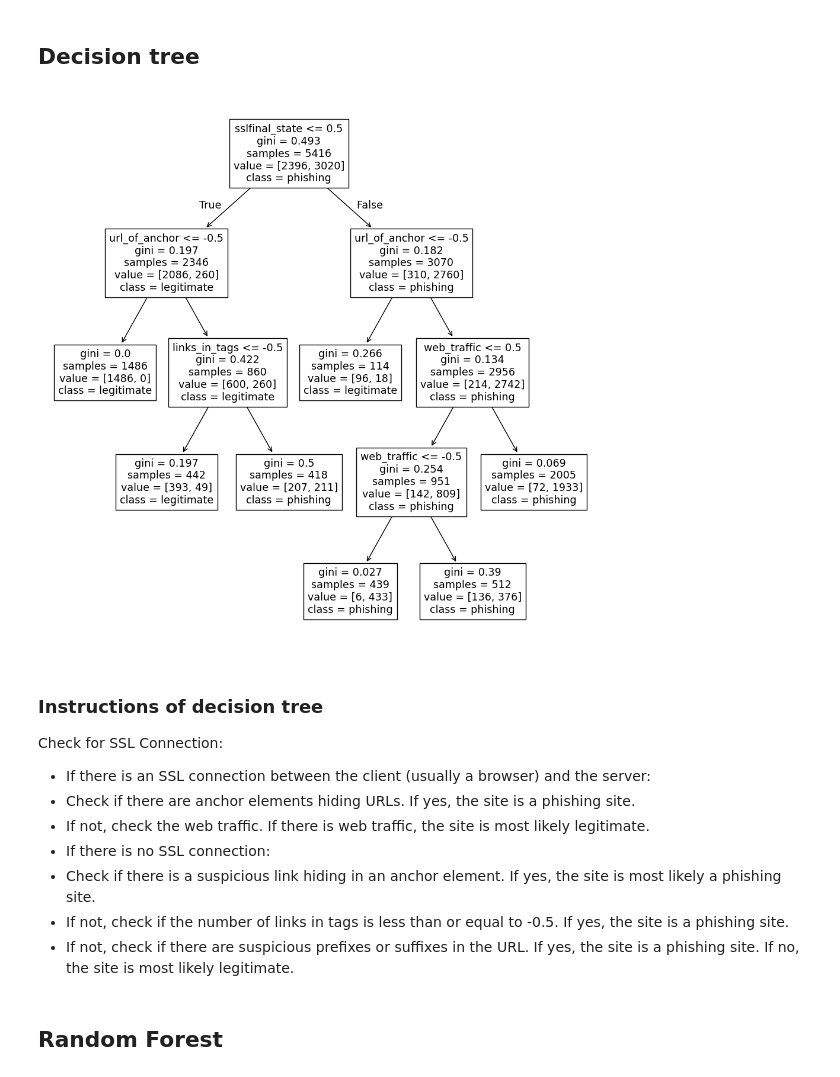
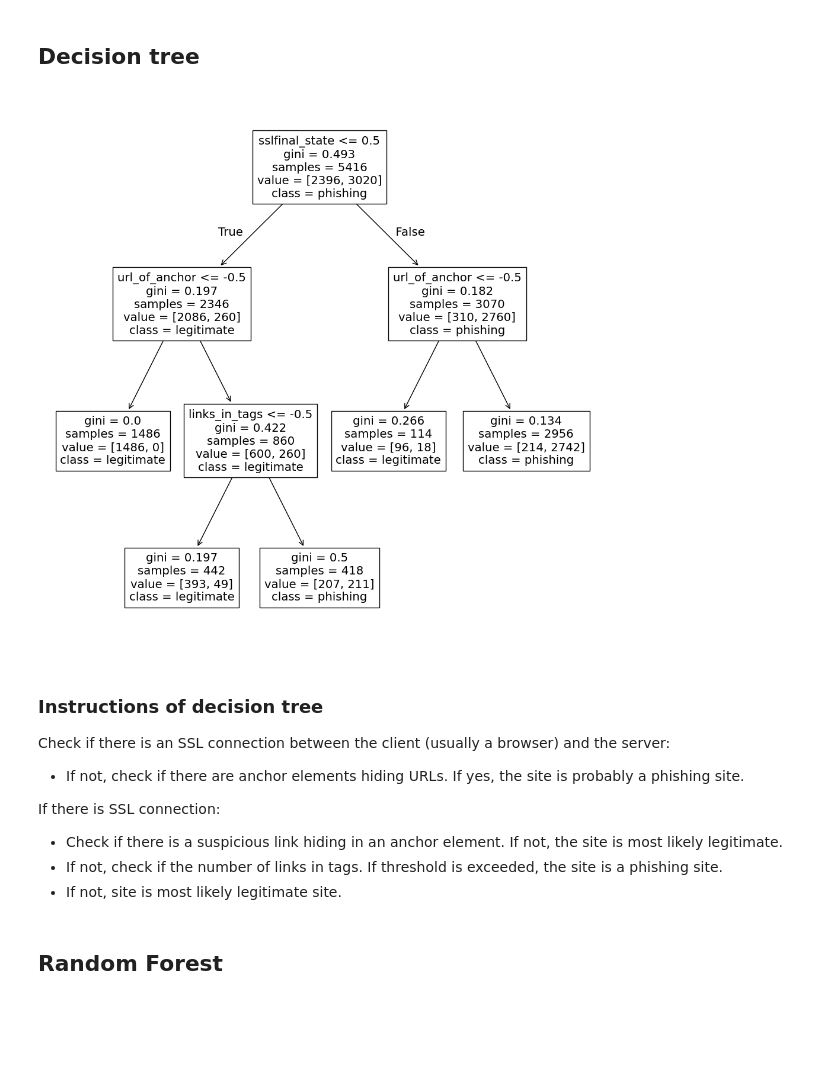
Before and after one commit to hinmiro/dataIsBeautifull_G2, a Jupyter notebook: assignments/decisiontrees_randomforests.ipynb, the cells around one changed output. Drawn from its saved outputs; the diff is of its cells as text; code cells hidden in the pictures; blank space fills up the shorter version.

```diff
--- a/assignments/decisiontrees_randomforests.ipynb
+++ b/assignments/decisiontrees_randomforests.ipynb
@@ -49,31 +49,30 @@ X_train, X_val, y_train, y_val = train_test_split(X_train, y_train, test_size=0.
 # %%
 from sklearn.tree import DecisionTreeClassifier, plot_tree
 from sklearn.metrics import classification_report, confusion_matrix, ConfusionMatrixDisplay
 
 # Build and train decision tree
-model = DecisionTreeClassifier(random_state=52, ccp_alpha=0.004, max_depth=4)
+model = DecisionTreeClassifier(random_state=52, ccp_alpha=0.009, max_depth=4)
 model.fit(X_train, y_train)
 
 # Plot the decision tree
 fig = plt.figure(figsize=(12, 12))
 plot_tree(model, feature_names=X.keys(), class_names=['legitimate', 'phishing'])
 plt.show()
 
 # Evaluate decision tree
 val_predictions = model.predict(X_val)
 # %% [output]
-[figure, old version]
+[figure, new version]
 # %% [markdown]
 ### Instructions of decision tree
 
-Check for SSL Connection:
-- If there is an SSL connection between the client (usually a browser) and the server:
-- Check if there are anchor elements hiding URLs. If yes, the site is a phishing site.
-- If not, check the web traffic. If there is web traffic, the site is most likely legitimate.
-- If there is no SSL connection:
-- Check if there is a suspicious link hiding in an anchor element. If yes, the site is most likely a phishing site.
-- If not, check if the number of links in tags is less than or equal to -0.5. If yes, the site is a phishing site.
-- If not, check if there are suspicious prefixes or suffixes in the URL. If yes, the site is a phishing site. If no, the site is most likely legitimate.
+Check if there is an SSL connection between the client (usually a browser) and the server:
+- If not, check if there are anchor elements hiding URLs. If yes, the site is probably a phishing site.
+
+If there is SSL connection:
+- Check if there is a suspicious link hiding in an anchor element. If not, the site is most likely legitimate.
+- If not, check if the number of links in tags. If threshold is exceeded, the site is a phishing site.
+- If not, site is most likely legitimate site.
 # %% [markdown]
 ## Random Forest
 # %%
```
Also changed, not shown: parts of 2 cells of this notebook.
